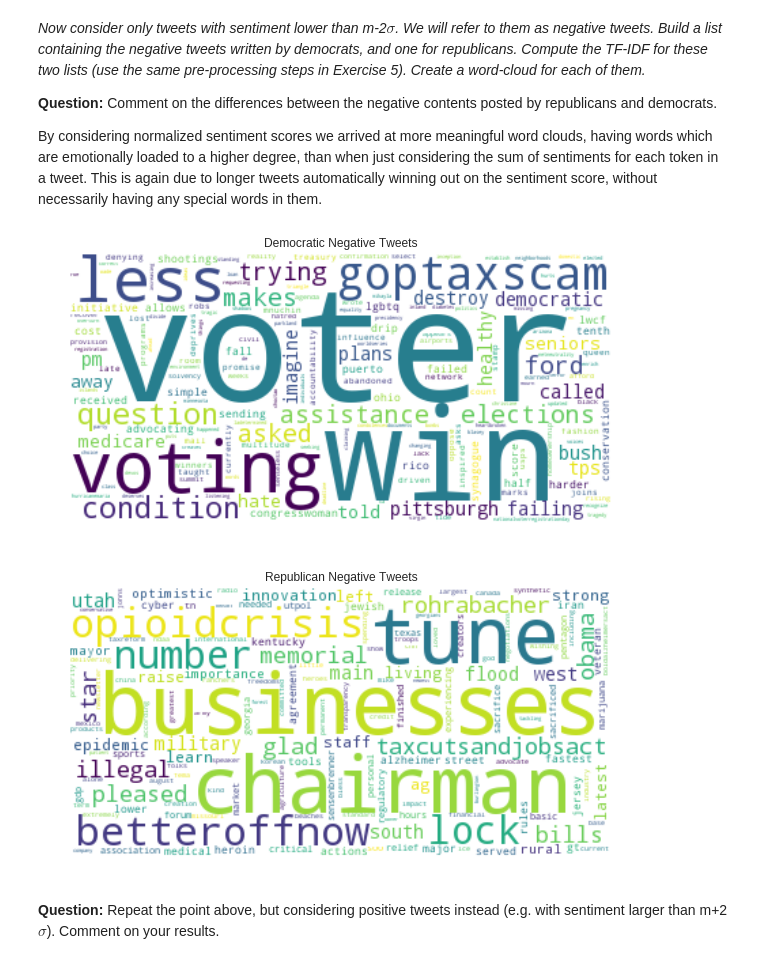
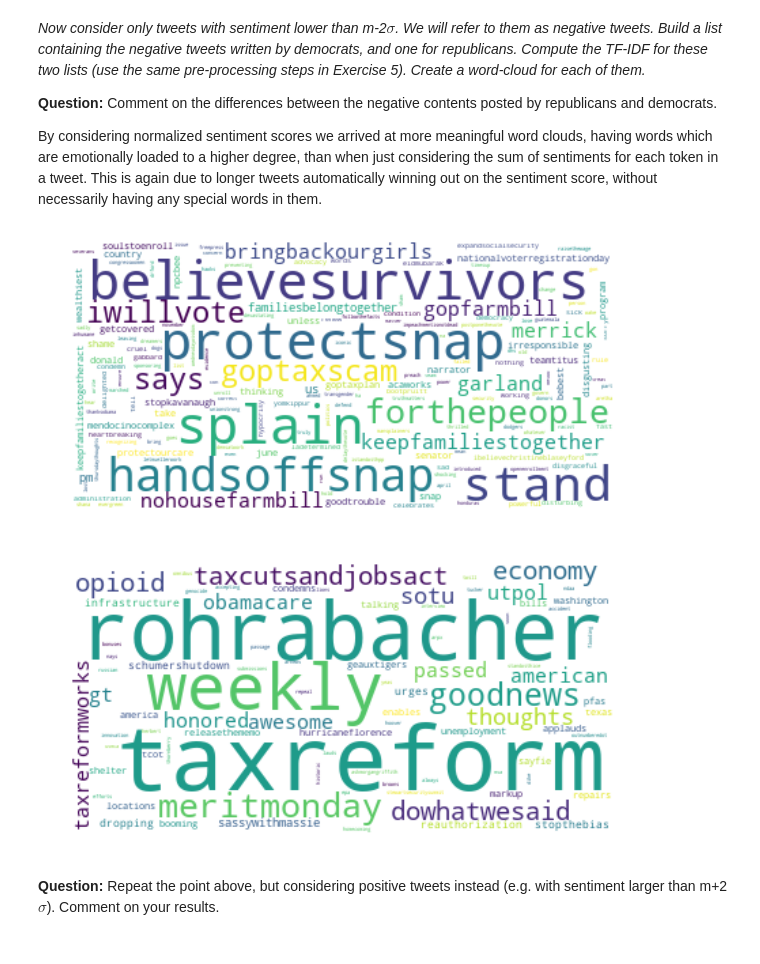
Before and after one commit to rflperry/socialgraphs2018, a Jupyter notebook: assignment2/analysis.ipynb, the cells around one changed output. Drawn from its saved outputs; the diff is of its cells as text; code cells hidden in the pictures.

```diff
--- a/assignment2/analysis.ipynb
+++ b/assignment2/analysis.ipynb
@@ -432,7 +446,7 @@ def tf_idf(doc1, doc2, N=2):
     # TFIDF
     return tf * idf, sorted_tokens
 
-def make_wordcloud(tokens, tfidf, title):
+def make_wordcloud(tokens, tfidf,path):
     # Round scores
     tfidf_rounded = np.array(tfidf, dtype="int32")
     document = " ".join([(w + " ") * n for w,n in zip(tokens, tfidf_rounded)])
@@ -440,15 +454,14 @@ def make_wordcloud(tokens, tfidf, title):
     # Plot
     wc = WordCloud(
         background_color="white",
-        max_words=4000, contour_width=3,
-        contour_color='steelblue',
+        max_words=4000,
         collocations=False
     ).generate(document)
 
     plt.figure(figsize=[10,5])
     plt.imshow(wc, interpolation='bilinear')
     plt.axis("off")
-    plt.title(title)
-    plt.show()
+    #plt.title(title)
+    plt.savefig(path,bbox_inches='tight')
 # %% [markdown]
 **Question:** Now, create word-cloud for each party. Are these topics less "boring" than the wikipedia topics from a few weeks ago? Why? Comment on the results.
@@ -474,14 +487,14 @@ make_wordcloud(sorted_tokens_rep,TFIDF_rep,'Republican Tweets')
 **Answer:** The list was generated following a study of university undergraduates. A variety of words were shown to them and the subjects related those words to a set of feelings, which then was translated into a happiness value.
 # %%
 import csv
-sentiment = requests.get('https://journals.plos.org/plosone/article/file?type=supplementary&id=info:doi/10.1371/journal.pone.0026752.s001').text
-reader = csv.reader(io.StringIO(sentiment), delimiter='\t')
+path = './labMT.TXT'
+reader = csv.reader(open(path), delimiter='\t')
 lines = [l for l in reader]
 header = lines[3]
 data = lines[4:]
 sentiment_dict = {}
 for line in data:
-  sentiment_dict[line[0]] = float(line[2])
+    sentiment_dict[line[0]] = float(line[2])
 # %% [markdown]
 *Based on the LabMT word list, write a function that calculates sentiment given a list of tokens (the tokens should be lower case, etc).*
 # %%
@@ -511,19 +518,19 @@ def extract_tokens(doc, bad_words):
 # %% [markdown]
 *Create two lists: one including the tweets written by democratic members, and the other including the tweets written by republican members (in the text files, tweets are separated by newlines).*
 # %%
-tweets_repub = [get_tweets(name) for name in dict_name_party if dict_name_party[name] == REPUBLICAN]
-tweets_demo = [get_tweets(name) for name in dict_name_party if dict_name_party[name] == DEMOCRATIC]
+tweets_repub = [tweets[handle] for handle in tweets.keys() if dict_name_party[handle] == REPUBLICAN]
+tweets_demo = [tweets[handle] for handle in tweets.keys() if dict_name_party[handle] == DEMOCRATIC]
 
-repub_tweet_tokens = [
+tokenized_tweets_rep = [
     extract_tokens(tweet, twitter_names)
     for collection in tweets_repub
-    for tweet in collection.split("\n")
+    for tweet in collection
 ]
 
-demo_tweet_tokens = [
+tokenized_tweets_dem = [
     extract_tokens(tweet, twitter_names)
     for collection in tweets_demo
-    for tweet in collection.split("\n")
+    for tweet in collection
 ]
 
 sentiment_rep = [
@@ -587,8 +594,8 @@ plt.show()
 # %% [markdown]
 *Compute the average m and standard deviation $\sigma$ of the tweets sentiment (considering tweets by both republican and democrats).*
 # %%
-avg = np.mean(sentiment_rep_normalized + sentiment_dem_normalized)
-std = np.std(sentiment_rep_normalized + sentiment_dem_normalized)
+avg = np.mean(sentiment_rep + sentiment_dem)
+std = np.std(sentiment_rep + sentiment_dem)
 # %% [markdown]
 *Now consider only tweets with sentiment lower than m-2$\sigma$. We will refer to them as negative tweets. Build a list containing the negative tweets written by democrats, and one for republicans. Compute the TF-IDF for these two lists (use the same pre-processing steps in Exercise 5). Create a word-cloud for each of them.*
 
@@ -598,25 +605,25 @@ By considering normalized sentiment scores we arrived at more meaningful word cl
 # %%
 #Negative Tweets:
 neg_thresh = avg - 2*std
 
 neg_tweets_dem = []
-for sent, tweet in zip(sentiment_dem_normalized,tokenized_tweets_dem):
+for sent, tweet in zip(sentiment_dem,tokenized_tweets_dem):
     if sent <= neg_thresh:
         neg_tweets_dem += tweet
 
 neg_tweets_rep = []
-for sent, tweet in zip(sentiment_rep_normalized,tokenized_tweets_rep):
+for sent, tweet in zip(sentiment_rep,tokenized_tweets_rep):
     if sent <= neg_thresh:
         neg_tweets_rep += tweet
 
 neg_TFIDF_dem,sorted_tokens_dem = tf_idf(neg_tweets_dem, neg_tweets_rep)
 neg_TFIDF_rep,sorted_tokens_rep = tf_idf(neg_tweets_rep, neg_tweets_dem)
 
-make_wordcloud(sorted_tokens_dem,neg_TFIDF_dem,'Democratic Negative Tweets')
-make_wordcloud(sorted_tokens_rep,neg_TFIDF_rep,'Republican Negative Tweets')
+make_wordcloud(sorted_tokens_dem,neg_TFIDF_dem,'../docs/images/dem_neg_tweets.png')
+make_wordcloud(sorted_tokens_rep,neg_TFIDF_rep,'../docs/images/rep_neg_tweets.png')
 # %% [output]
-[figure, old version]
+[figure, new version]
-[figure, old version]
+[figure, new version]
 # %% [markdown]
 **Question:** Repeat the point above, but considering positive tweets instead (e.g. with sentiment larger than m+2$\sigma$). Comment on your results.
 # %%
```
Also changed, not shown: parts of 16 cells of this notebook, 23 other files.
